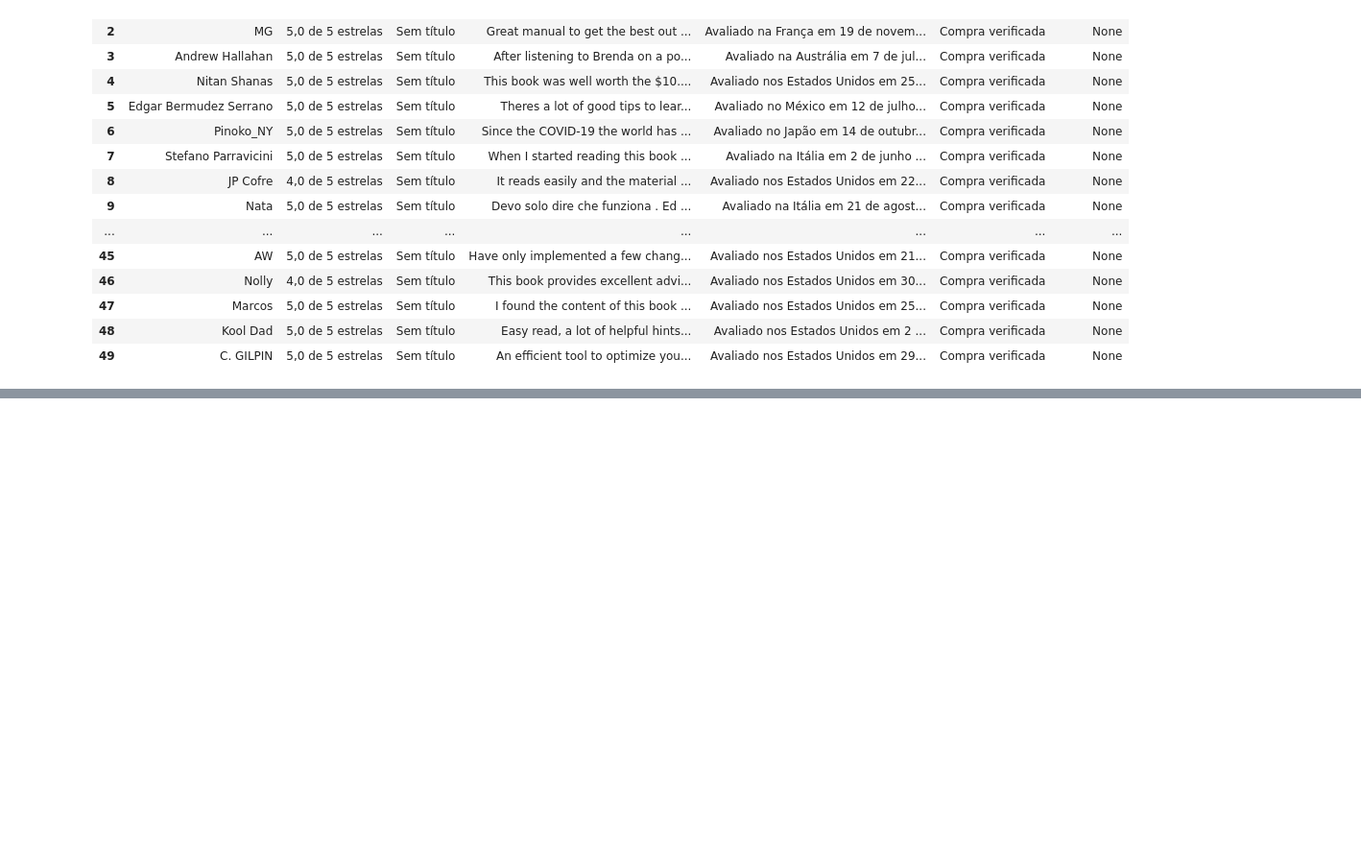
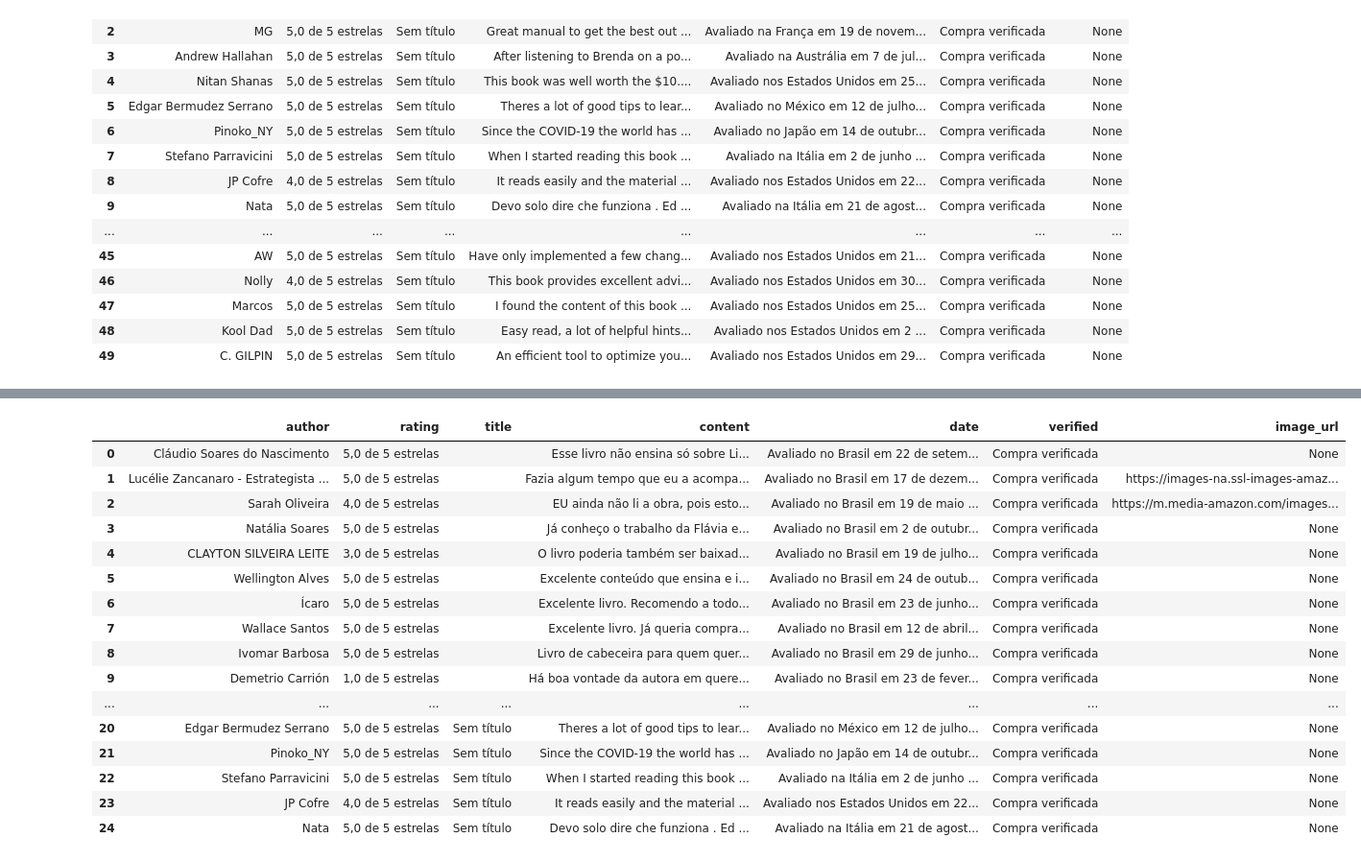
Before and after one commit to kayohr/Raspagem_Dados_Amazon, a Jupyter notebook: amazon2.ipynb, the cells around one changed output, grey strips where cells are left out. Shown at 96% size. Cells and saved outputs as stored; diff of their text form; code cells hidden in the pictures; blank space fills up the shorter version.

Commit message:
feat: combinação de link 1 e 2/ trabalhando no cod com lista txt

```diff
--- a/amazon2.ipynb
+++ b/amazon2.ipynb
@@ -354,6 +354,9 @@ display(all_reviews3)
   'verified': 'Não verificada',
   'image_url': None}]
 # %%
+#Percorrer paginas2
+
+
 from selenium import webdriver
 from selenium.webdriver.common.by import By
 from selenium.webdriver.support.ui import WebDriverWait
@@ -377,11 +380,27 @@ all_reviews = []
 # Número total de páginas de avaliações (você pode ajustar esse valor conforme necessário)
 total_pages = 5
 
+visited_urls = []
+
 for page_number in range(1, total_pages + 1):
     url = base_url + f"&pageNumber={page_number}"
 
+    # Verifica se a URL já foi visitada
+    if url in visited_urls:
+        break
+
+    # Adiciona a URL à lista de URLs visitadas
+    visited_urls.append(url)
+
     # Abre a URL
     firefox.get(url)
+
+# for page_number in range(1, total_pages + 1):
+#     url = base_url + f"&pageNumber={page_number}"
+
+#     # Abre a URL
+#     firefox.get(url)
+
 
     # Espera um tempo para que a página carregue completamente
     sleep(10)
@@ -481,0 +755,23 @@ df
+# %%
+df = pd.DataFrame(all_reviews)
+
+# Exibir o DataFrame
+df
+# %% [output]
+|  | author | rating | title | content | date | verified | image_url |
+| 0 | Cláudio Soares do Nascimento | 5,0 de 5 estrelas |  | Esse livro não ensina só sobre Li... | Avaliado no Brasil em 22 de setem... | Compra verificada | None |
+| 1 | Lucélie Zancanaro - Estrategista ... | 5,0 de 5 estrelas |  | Fazia algum tempo que eu a acompa... | Avaliado no Brasil em 17 de dezem... | Compra verificada | https://images-na.ssl-images-amaz... |
+| 2 | Sarah Oliveira | 4,0 de 5 estrelas |  | EU ainda não li a obra, pois esto... | Avaliado no Brasil em 19 de maio ... | Compra verificada | https://m.media-amazon.com/images... |
+| 3 | Natália Soares | 5,0 de 5 estrelas |  | Já conheço o trabalho da Flávia e... | Avaliado no Brasil em 2 de outubr... | Compra verificada | None |
+| 4 | CLAYTON SILVEIRA LEITE | 3,0 de 5 estrelas |  | O livro poderia também ser baixad... | Avaliado no Brasil em 19 de julho... | Compra verificada | None |
+| 5 | Wellington Alves | 5,0 de 5 estrelas |  | Excelente conteúdo que ensina e i... | Avaliado no Brasil em 24 de outub... | Compra verificada | None |
+| 6 | Ícaro | 5,0 de 5 estrelas |  | Excelente livro. Recomendo a todo... | Avaliado no Brasil em 23 de junho... | Compra verificada | None |
+| 7 | Wallace Santos | 5,0 de 5 estrelas |  | Excelente livro. Já queria compra... | Avaliado no Brasil em 12 de abril... | Compra verificada | None |
+| 8 | Ivomar Barbosa | 5,0 de 5 estrelas |  | Livro de cabeceira para quem quer... | Avaliado no Brasil em 29 de junho... | Compra verificada | None |
+| 9 | Demetrio Carrión | 1,0 de 5 estrelas |  | Há boa vontade da autora em quere... | Avaliado no Brasil em 23 de fever... | Compra verificada | None |
+| ... | ... | ... | ... | ... | ... | ... | ... |
+| 20 | Edgar Bermudez Serrano | 5,0 de 5 estrelas | Sem título | Theres a lot of good tips to lear... | Avaliado no México em 12 de julho... | Compra verificada | None |
+| 21 | Pinoko_NY | 5,0 de 5 estrelas | Sem título | Since the COVID-19 the world has ... | Avaliado no Japão em 14 de outubr... | Compra verificada | None |
+| 22 | Stefano Parravicini | 5,0 de 5 estrelas | Sem título | When I started reading this book ... | Avaliado na Itália em 2 de junho ... | Compra verificada | None |
+| 23 | JP Cofre | 4,0 de 5 estrelas | Sem título | It reads easily and the material ... | Avaliado nos Estados Unidos em 22... | Compra verificada | None |
+| 24 | Nata | 5,0 de 5 estrelas | Sem título | Devo solo dire che funziona . Ed ... | Avaliado na Itália em 21 de agost... | Compra verificada | None |
```
Also changed, not shown: parts of 7 cells of this notebook.
